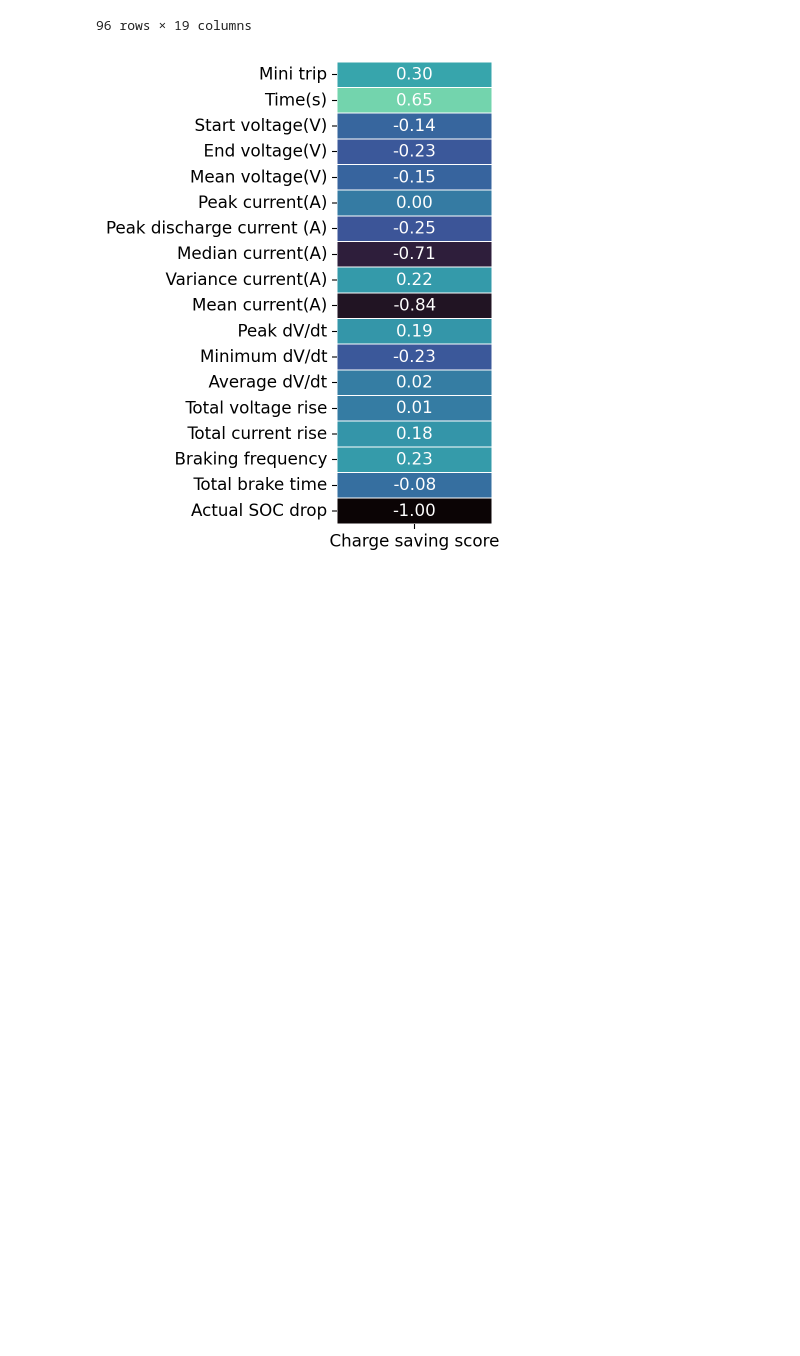
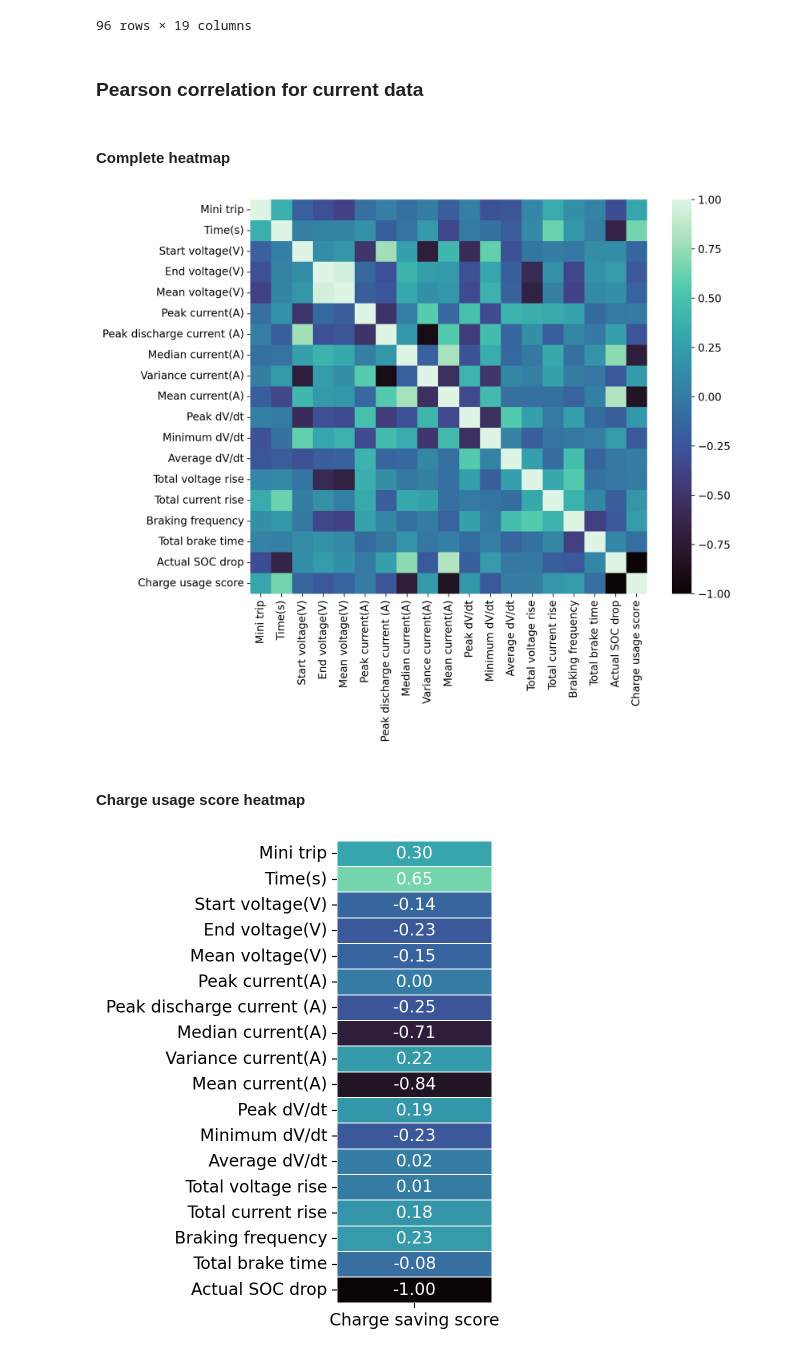
Before and after one commit to uwsunlab/EV-range-anxiety, a Jupyter notebook: misc/Database_create.ipynb, the cells around one changed output. Drawn from its saved outputs; the diff is of its cells as text; code cells hidden in the pictures; blank space fills up the shorter version.

Commit message:
updated current models

```diff
--- a/misc/Database_create.ipynb
+++ b/misc/Database_create.ipynb
@@ -641,6 +641,50 @@ info_data_2
 | 94 | 95 | 896.1301 | 3.777717 | 3.653281 | 3.689789 | -0.034695 | ... |
 | 95 | 96 | 897.0171 | 3.756208 | 3.685532 | 3.666775 | -0.035313 | ... |
 96 rows × 19 columns
+# %% [markdown]
+### Pearson correlation for current data
+# %% [markdown]
+#### Complete heatmap
+# %%
+def corr_map(info_data_2):
+    corr_mat = info_data_2.corr()
+    rename_dict = {'Mini Trip' : 'Mini trip',
+                   'Start Voltage(V)' : 'Start voltage(V)',
+                   'End Voltage(V)' : 'End voltage(V)',
+                   'Mean Voltage(V)' : 'Mean voltage(V)',
+                   'Peak Current(A)' : 'Peak current(A)',
+                   'Median Current(A)' : 'Median current(A)',
+                   'Mean Current(A)' : 'Mean current(A)',
+                   'Variance Current(A)' : 'Variance current(A)',
+                   'Min dV/dt' : 'Minimum dV/dt',
+                   'Avg dV/dt' : 'Average dV/dt',
+                   'Total Voltage Rise' :'Total voltage rise',
+                   'Total Current Rise' : 'Total current rise',
+                   'Number of brakes': 'Braking frequency',
+                   'SOC_drop (%)': 'Actual SOC drop',
+                   'Peak Min_dis Current(A)' : 'Peak discharge current (A)',
+                   'Relative_SOC_drop' : 'Charge usage score'
+                }
+
+    corr_mat = corr_mat.rename(index=rename_dict, columns=rename_dict)
+    sns.reset_orig()
+    plt.rcdefaults()
+    plt.rcParams['font.size'] = 12
+    plt.rcParams['figure.figsize'] = (10, 8)
+
+    sns.heatmap(corr_mat,
+                cmap="mako",
+                fmt=".2f",
+                vmin=-1,
+                vmax=1)
+
+    # plt.title("Feature Correlation Heatmap for Current Data without classification features")
+    plt.show()
+corr_map(info_data_2)
+# %% [output]
+[figure, added]
+# %% [markdown]
+#### Charge usage score heatmap
 # %%
 def corr_map(info_data_2):
     last_column = info_data_2.iloc[:, -1]
```
Also changed, not shown: parts of 2 cells of this notebook, 11 other files.
